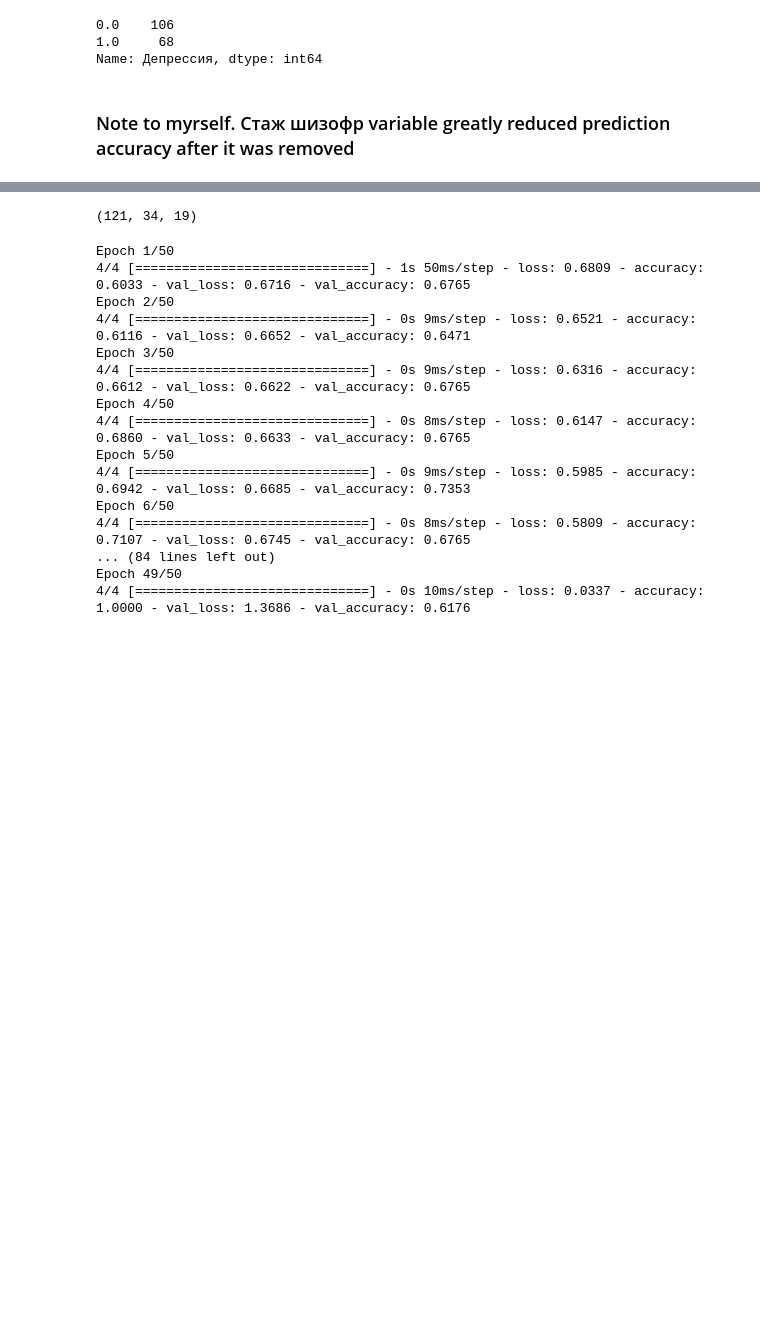
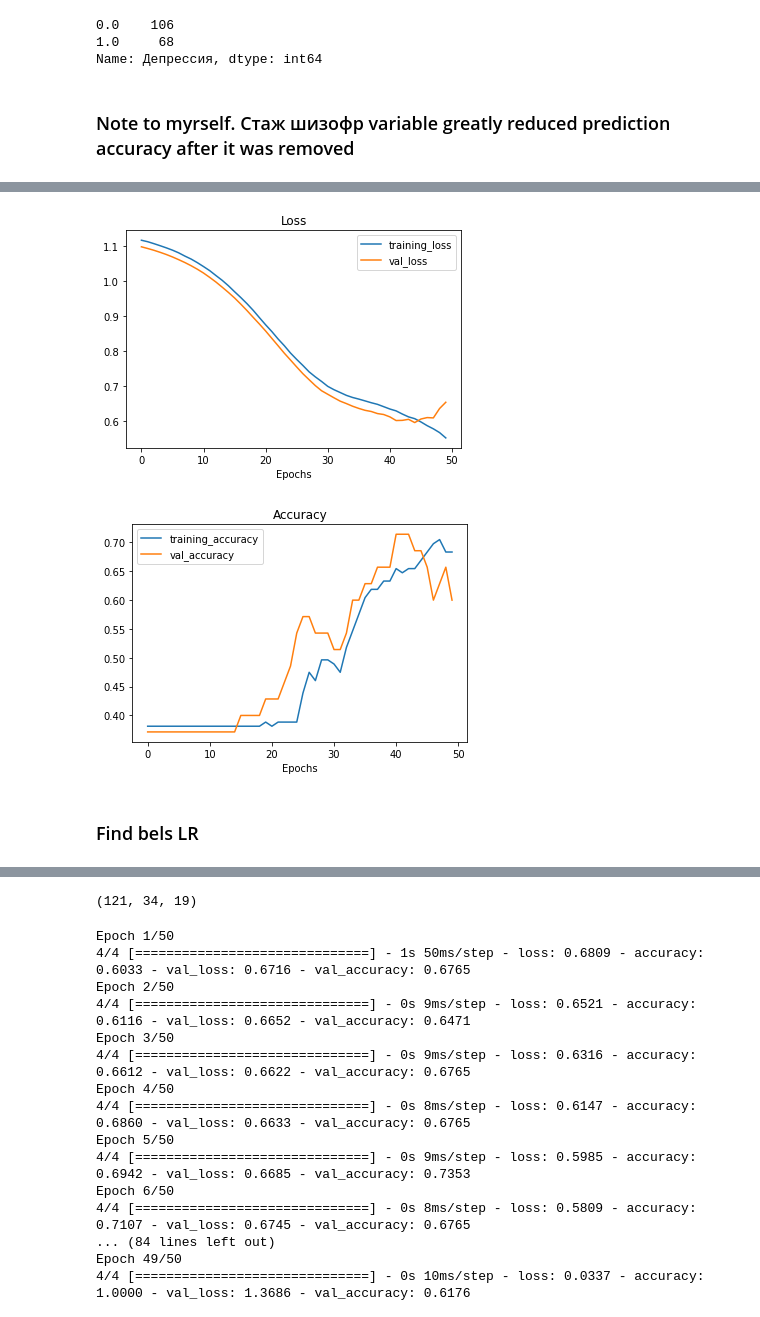
Before and after one commit to Nikitaion/mental_disorders, a Jupyter notebook: mental_disorders.ipynb, the cells around one changed output, grey strips where cells are left out. Saved outputs shown, nothing was run; the diff lists cells and outputs as text; code cells hidden in the pictures; blank space fills up the shorter version.

```diff
--- a/mental_disorders.ipynb
+++ b/mental_disorders.ipynb
@@ -368,3 +353,29 @@ from sklearn.preprocessing import StandardScaler
 scaler = StandardScaler()
 X_train_scaled = scaler.fit_transform(X_train)
 X_valid_scaled = scaler.transform(X_valid)
+# %%
+tf.random.set_seed(42)
+
+model = tf.keras.Sequential([
+    tf.keras.layers.Dense(10, activation='relu'),
+    tf.keras.layers.Dense(10, activation='relu'),
+    # tf.keras.layers.Dense(10, activation='relu'),
+
+    # tf.keras.layers.Dense(256, activation='relu'),
+    tf.keras.layers.Dense(1, activation='sigmoid')
+])
+
+model.compile(
+    loss=tf.keras.losses.binary_crossentropy,
+    optimizer=tf.keras.optimizers.Adam(lr=0.003), # lr=0.003
+    metrics=["accuracy"]
+)
+
+# Create a learning rate callback
+lr_scheduler = tf.keras.callbacks.LearningRateScheduler(lambda epoch: 1e-4 * 10**(epoch/20)) # Learning rate will increase at each epoch
+
+history0 = model.fit(X_train_scaled,
+                    y_train,
+                    epochs=50,
+                    validation_data = (X_valid_scaled, y_valid),
+                    callbacks=[lr_scheduler])
@@ -370,0 +401,7 @@ X_valid_scaled = scaler.transform(X_valid)
+# %%
+plot_loss_curves(history0)
+# %% [output]
+[figure, added]
+[figure, added]
+# %% [markdown]
+### Find bels LR
```
Also changed, not shown: parts of 9 cells of this notebook.
